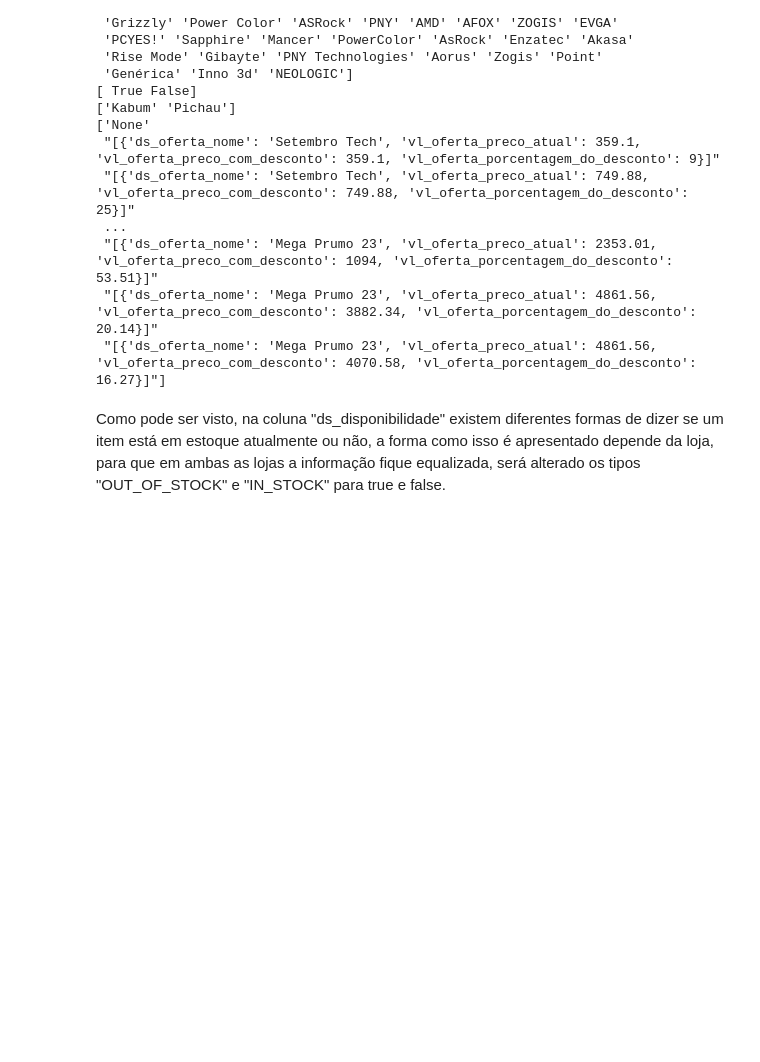
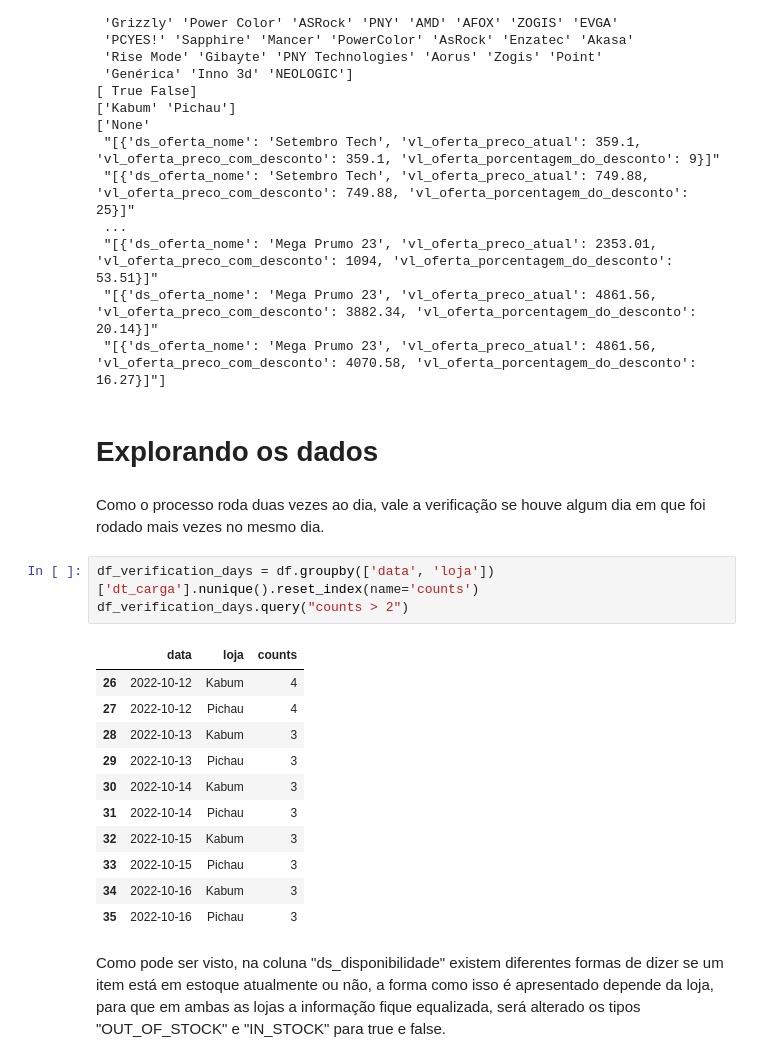
Before and after one commit to Ighus/ds_analysis_hardware_market, a Jupyter notebook: new_analysis.ipynb, the cells around one changed output. Drawn from its saved outputs; the diff is of its cells as text; blank space fills up the shorter version.

Commit message:
Adicionando a parte de exploração dos dados no novo notebook

```diff
--- a/new_analysis.ipynb
+++ b/new_analysis.ipynb
@@ -80,6 +97,25 @@ for column in columns:
  "[{'ds_oferta_nome': 'Mega Prumo 23', 'vl_oferta_preco_atual': 2353.01, 'vl_oferta_preco_com_desconto': 1094, 'vl_oferta_porcentagem_do_desconto': 53.51}]"
  "[{'ds_oferta_nome': 'Mega Prumo 23', 'vl_oferta_preco_atual': 4861.56, 'vl_oferta_preco_com_desconto': 3882.34, 'vl_oferta_porcentagem_do_desconto': 20.14}]"
  "[{'ds_oferta_nome': 'Mega Prumo 23', 'vl_oferta_preco_atual': 4861.56, 'vl_oferta_preco_com_desconto': 4070.58, 'vl_oferta_porcentagem_do_desconto': 16.27}]"]
+# %% [markdown]
+# Explorando os dados
+# %% [markdown]
+Como o processo roda duas vezes ao dia, vale a verificação se houve algum dia em que foi rodado mais vezes no mesmo dia.
+# %%
+df_verification_days = df.groupby(['data', 'loja'])['dt_carga'].nunique().reset_index(name='counts')
+df_verification_days.query("counts > 2")
+# %% [output]
+|  | data | loja | counts |
+| 26 | 2022-10-12 | Kabum | 4 |
+| 27 | 2022-10-12 | Pichau | 4 |
+| 28 | 2022-10-13 | Kabum | 3 |
+| 29 | 2022-10-13 | Pichau | 3 |
+| 30 | 2022-10-14 | Kabum | 3 |
+| 31 | 2022-10-14 | Pichau | 3 |
+| 32 | 2022-10-15 | Kabum | 3 |
+| 33 | 2022-10-15 | Pichau | 3 |
+| 34 | 2022-10-16 | Kabum | 3 |
+| 35 | 2022-10-16 | Pichau | 3 |
 # %% [markdown]
 Como pode ser visto, na coluna "ds_disponibilidade" existem diferentes formas de dizer se um item está em estoque atualmente ou não, a forma como isso é apresentado depende da loja, para que em ambas as lojas a informação fique equalizada, será alterado os tipos "OUT_OF_STOCK" e "IN_STOCK" para true e false.
 # %%
```
Also changed, not shown: parts of 4 cells of this notebook.
